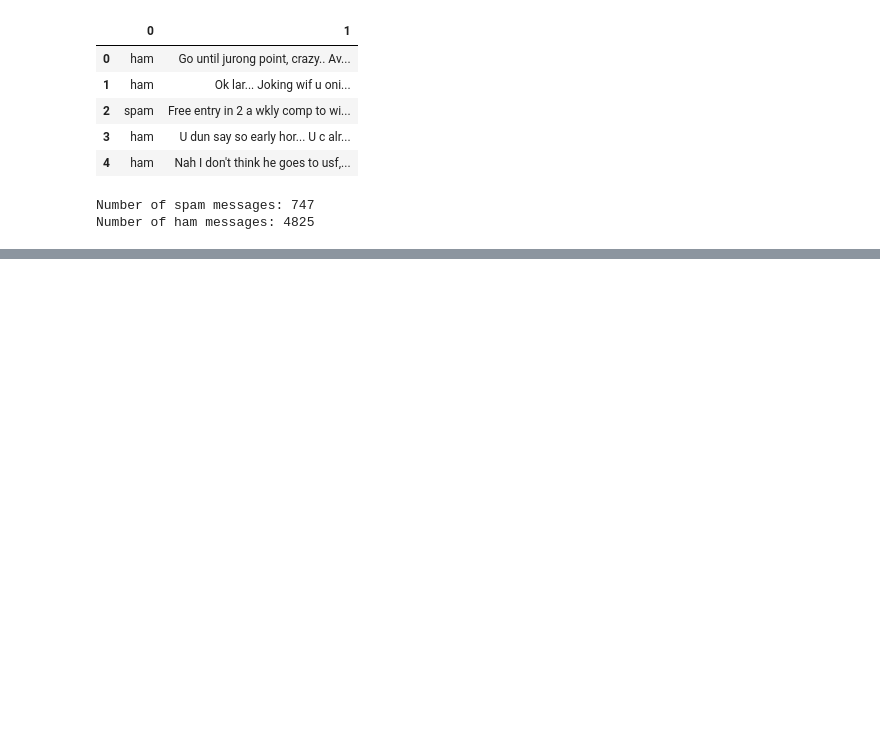
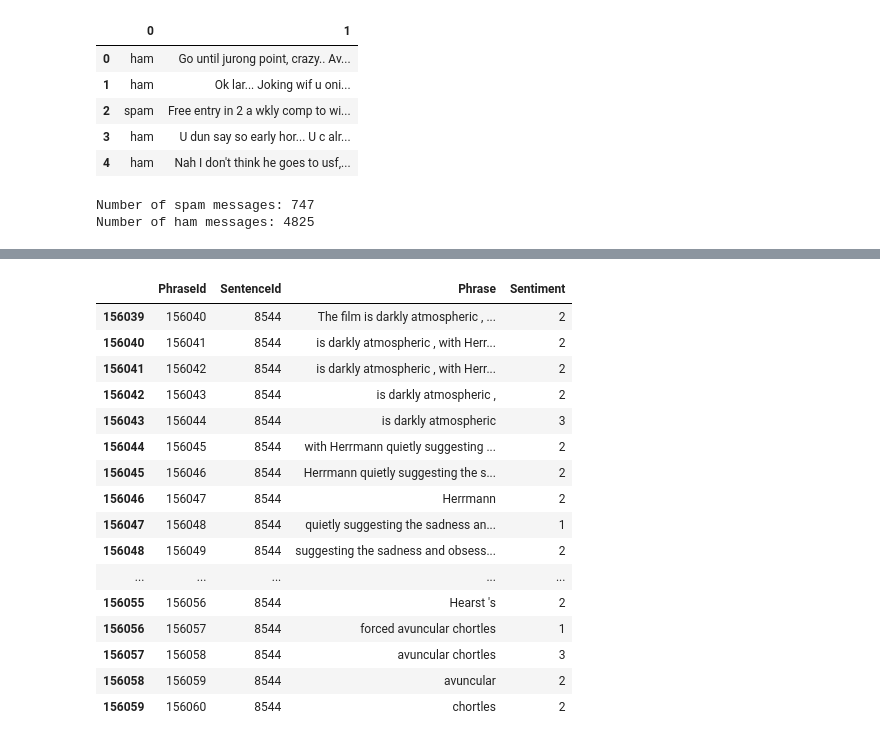
Before and after one commit to cjherman6/GLMs, a Jupyter notebook: Logistic_Regressions.ipynb, the cells around one changed output, grey strips where cells are left out. Saved outputs shown, nothing was run; the diff lists cells and outputs as text; code cells hidden in the pictures; blank space fills up the shorter version.

```diff
--- a/Logistic_Regressions.ipynb
+++ b/Logistic_Regressions.ipynb
@@ -161,0 +228,20 @@ for param_name in sorted(parameters.keys()):
+# %%
+df[df['SentenceId']==8544]
+# %% [output]
+|  | PhraseId | SentenceId | Phrase | Sentiment |
+| 156039 | 156040 | 8544 | The film is darkly atmospheric , ... | 2 |
+| 156040 | 156041 | 8544 | is darkly atmospheric , with Herr... | 2 |
+| 156041 | 156042 | 8544 | is darkly atmospheric , with Herr... | 2 |
+| 156042 | 156043 | 8544 | is darkly atmospheric , | 2 |
+| 156043 | 156044 | 8544 | is darkly atmospheric | 3 |
+| 156044 | 156045 | 8544 | with Herrmann quietly suggesting ... | 2 |
+| 156045 | 156046 | 8544 | Herrmann quietly suggesting the s... | 2 |
+| 156046 | 156047 | 8544 | Herrmann | 2 |
+| 156047 | 156048 | 8544 | quietly suggesting the sadness an... | 1 |
+| 156048 | 156049 | 8544 | suggesting the sadness and obsess... | 2 |
+| ... | ... | ... | ... | ... |
+| 156055 | 156056 | 8544 | Hearst 's | 2 |
+| 156056 | 156057 | 8544 | forced avuncular chortles | 1 |
+| 156057 | 156058 | 8544 | avuncular chortles | 3 |
+| 156058 | 156059 | 8544 | avuncular | 2 |
+| 156059 | 156060 | 8544 | chortles | 2 |
```
Also changed, not shown: parts of 30 cells of this notebook, 14 other files.
